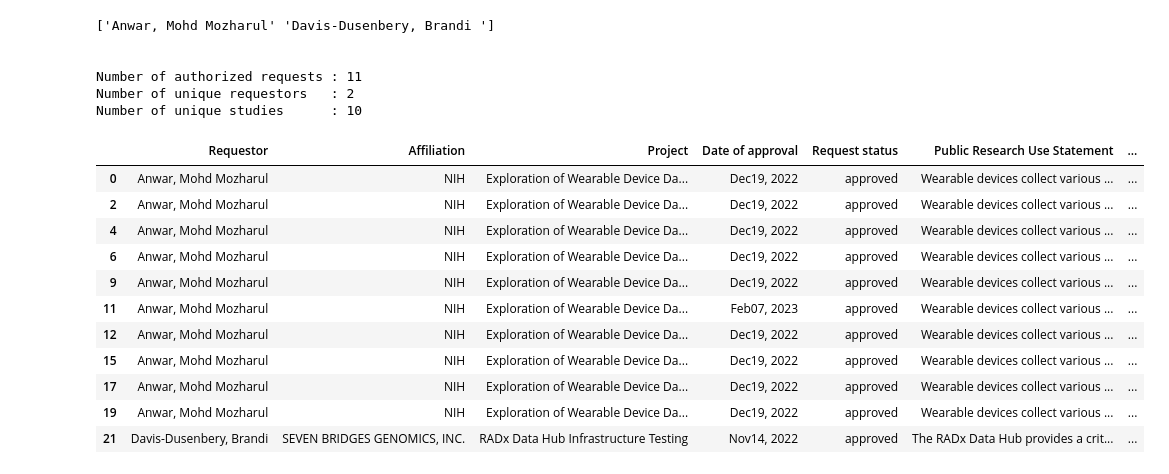
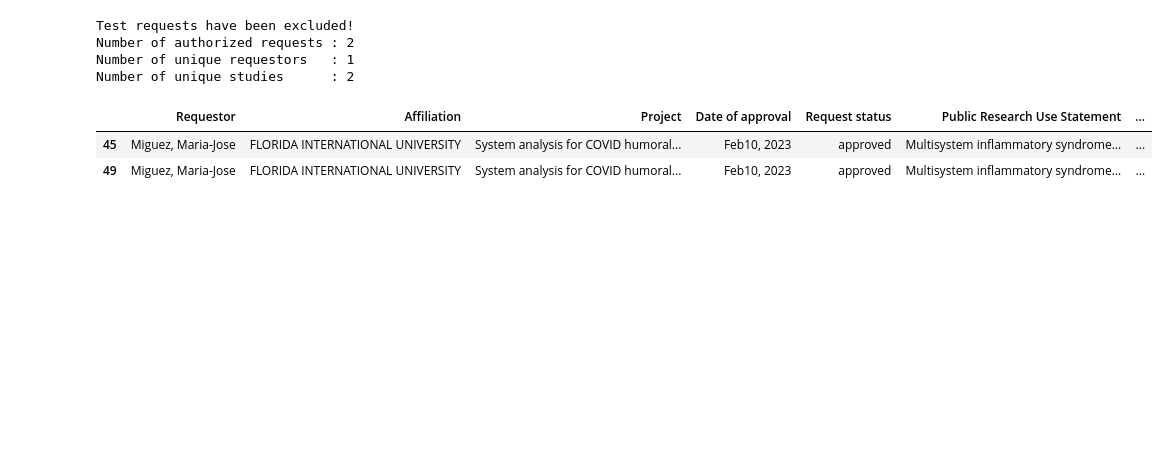
Before and after one commit to radxrad/dbgap-reporter, a Jupyter notebook: notebooks/radx-reporter.ipynb, the cells around one changed output. Saved outputs shown, nothing was run; the diff lists cells and outputs as text; code cells hidden in the pictures; blank space fills up the shorter version.

````diff
--- a/notebooks/radx-reporter.ipynb
+++ b/notebooks/radx-reporter.ipynb
@@ -8,12 +15,13 @@ Created: 2023-03-09
 
 Author : Peter W. Rose (pwrose@ucsd.edu)
 # %%
-#@title Enter dbGaP query term  and then select ```Run All``` from ```Runtime``` menu {run: "auto"}
-#@markdown ### Enter a query term for dbGaP
-query = 'radx-dht' #@param {type:"string"}
-print(f"dbGaP query: {query}")
-developers = ["Rose, Peter ", "Ciofani, Danielle ", "Krishnamurthy, Ashok ", "Claypool, Kajal "]
+#@title Select a RADx project and then select **Run All** from **Runtime** menu { run: "auto", vertical-output: true, form-width: "50%", display-mode: "form" }
+#@markdown ### Select a RADx project
+project = 'RADx-rad' #@param ["RADx-rad","RADx-DHT","RADx-Tech","RADx-UP"]
+print(f"Project: {project}")
+
+testers = ["Rose, Peter ", "Ciofani, Danielle ", "Krishnamurthy, Ashok ", "Claypool, Kajal ", "Davis-Dusenbery, Brandi "]
 #@markdown ### Exclude test requests
 exclude_tests = True #@param {type:"boolean"}
-print(f"exclude test requests: {exclude_tests}")
+print(f"Exclude test requests: {exclude_tests}")
 # %% [output]
@@ -121,54 +182,18 @@ Number of studies for radx-dht: 10
 # %%
-#@title Table of approved requests for datasets
-def get_download_url(accession):
-    return "https://www.ncbi.nlm.nih.gov/projects/gap/cgi-bin/GetAuthorizedRequestDownload.cgi?study_id=" + accession
-
-def get_authorized_requests(studies):
-    authorized_requests = pd.DataFrame()
-
-    for _, row in tqdm(studies.iterrows(), total=studies.shape[0]):
-        try:
-            df = pd.read_csv(get_download_url(row["accession"]),
-                             usecols=["Requestor", "Affiliation", "Project", "Date of approval", "Request status",
-                                      "Public Research Use Statement", "Technical Research Use Statement"],
-                            sep="\t")
-            df["accession"] = row["accession"]
-            df["name"] = row["name"]
-            authorized_requests = pd.concat([authorized_requests, df], ignore_index=True)
-        except:
-            print(f"Skipping: {row['accession']} - no data access through dbGaP.")
-
-    return authorized_requests
-
-requests = get_authorized_requests(studies)
-
-# exclude test requests
-if exclude_tests:
-  requests = requests[~requests["Requestor"].isin(developers)]
-
-print(requests["Requestor"].unique())
+#@title Detailed table of data access requests
 print()
 print()
+if exclude_tests:
+    print("Test requests have been excluded!")
 print("Number of authorized requests :", requests.shape[0])
 print("Number of unique requestors   :", len(requests["Requestor"].unique()))
 print("Number of unique studies      :", len(requests["accession"].unique()))
 data_table.DataTable(requests, include_index=False, num_rows_per_page=10)
 # %% [output]
-['Anwar, Mohd Mozharul' 'Davis-Dusenbery, Brandi ']
-
-
-Number of authorized requests : 11
-Number of unique requestors   : 2
-Number of unique studies      : 10
+Test requests have been excluded!
+Number of authorized requests : 2
+Number of unique requestors   : 1
+Number of unique studies      : 2
 |  | Requestor | Affiliation | Project | Date of approval | Request status | Public Research Use Statement | ... |
-| 0 | Anwar, Mohd Mozharul | NIH | Exploration of Wearable Device Da... | Dec19, 2022 | approved | Wearable devices collect various ... | ... |
-| 2 | Anwar, Mohd Mozharul | NIH | Exploration of Wearable Device Da... | Dec19, 2022 | approved | Wearable devices collect various ... | ... |
-| 4 | Anwar, Mohd Mozharul | NIH | Exploration of Wearable Device Da... | Dec19, 2022 | approved | Wearable devices collect various ... | ... |
-| 6 | Anwar, Mohd Mozharul | NIH | Exploration of Wearable Device Da... | Dec19, 2022 | approved | Wearable devices collect various ... | ... |
-| 9 | Anwar, Mohd Mozharul | NIH | Exploration of Wearable Device Da... | Dec19, 2022 | approved | Wearable devices collect various ... | ... |
-| 11 | Anwar, Mohd Mozharul | NIH | Exploration of Wearable Device Da... | Feb07, 2023 | approved | Wearable devices collect various ... | ... |
-| 12 | Anwar, Mohd Mozharul | NIH | Exploration of Wearable Device Da... | Dec19, 2022 | approved | Wearable devices collect various ... | ... |
-| 15 | Anwar, Mohd Mozharul | NIH | Exploration of Wearable Device Da... | Dec19, 2022 | approved | Wearable devices collect various ... | ... |
-| 17 | Anwar, Mohd Mozharul | NIH | Exploration of Wearable Device Da... | Dec19, 2022 | approved | Wearable devices collect various ... | ... |
-| 19 | Anwar, Mohd Mozharul | NIH | Exploration of Wearable Device Da... | Dec19, 2022 | approved | Wearable devices collect various ... | ... |
-| 21 | Davis-Dusenbery, Brandi | SEVEN BRIDGES GENOMICS, INC. | RADx Data Hub Infrastructure Testing | Nov14, 2022 | approved | The RADx Data Hub provides a crit... | ... |
+| 45 | Miguez, Maria-Jose | FLORIDA INTERNATIONAL UNIVERSITY | System analysis for COVID humoral... | Feb10, 2023 | approved | Multisystem inflammatory syndrome... | ... |
+| 49 | Miguez, Maria-Jose | FLORIDA INTERNATIONAL UNIVERSITY | System analysis for COVID humoral... | Feb10, 2023 | approved | Multisystem inflammatory syndrome... | ... |
````
Also changed, not shown: parts of 6 cells of this notebook.
